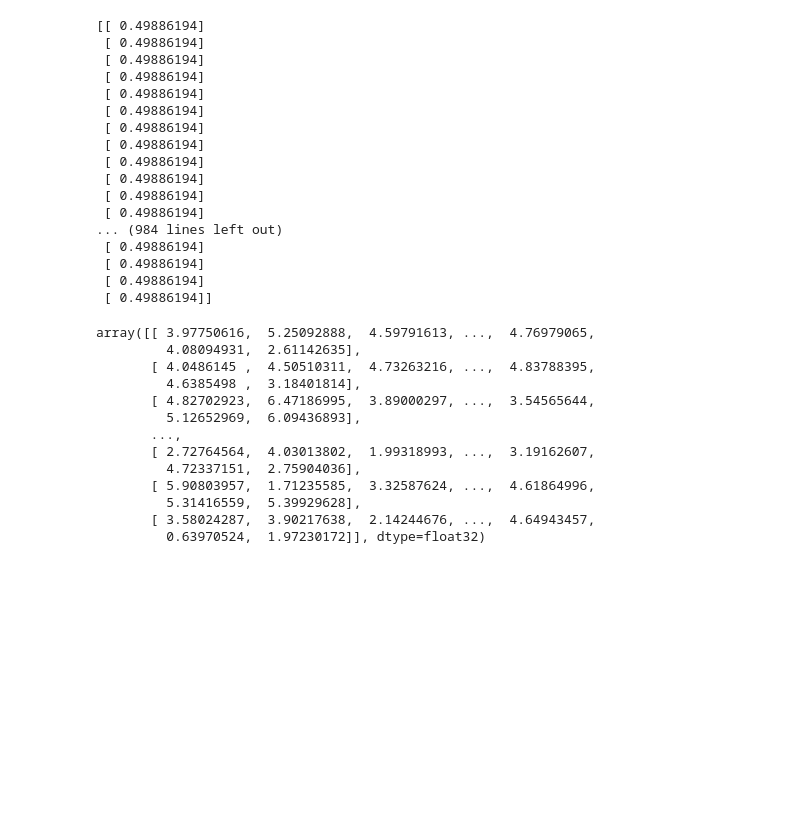
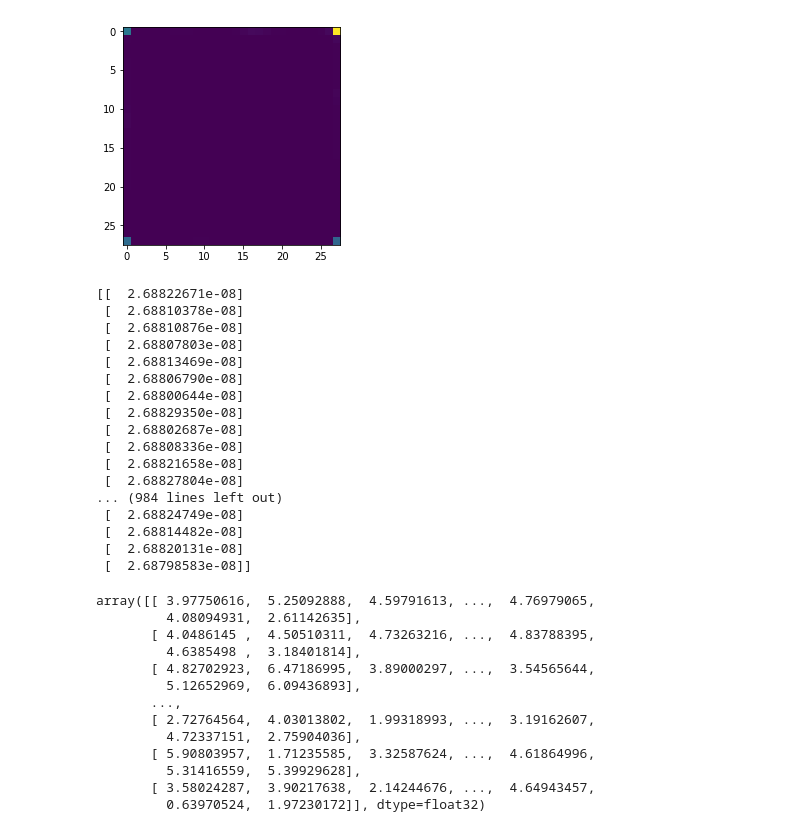
Before and after one commit to DavidMcDonald1993/theano, a Jupyter notebook: adversarial_net.ipynb, the cells around one changed output. Saved outputs shown, nothing was run; the diff lists cells and outputs as text; code cells hidden in the pictures; blank space fills up the shorter version.

```diff
--- a/adversarial_net.ipynb
+++ b/adversarial_net.ipynb
@@ -95,9 +89,9 @@ class Discriminator:
     def __init__(self, input_size, hidden_size, output_size):
         self.model = Sequential()
 #         self.model.add(Dense(hidden_size, input_shape = (input_size,), activation = "elu"))
-        self.model.add(Conv2D(filters=3, kernel_size=3, strides=1, padding="same", use_bias=True,
+        self.model.add(Conv2D(filters=32, kernel_size=3, padding="same", use_bias=True,
                                      input_shape=(1, img_rows, img_cols), activation="elu", data_format="channels_first"))
-        self.model.add(Conv2D(filters=3, kernel_size=(3, 3),
+        self.model.add(Conv2D(filters=32, kernel_size=(3, 3),
                                      activation="elu", data_format="channels_first"))
         self.model.add(MaxPooling2D(pool_size=(2, 2)))
         self.model.add(Flatten())
@@ -130,7 +124,8 @@ def print_progress(epoch, epochs, start_time):
     mins = np.floor(secs / 60)
     secs -= mins * 60
 
-    sys.stdout.write("\b" * 200 + progress_bar + " Epoch {}/{} ETA: {}h {}m {}s".format(epoch, epochs, hours, mins, secs))
+    sys.stdout.write("\r" + progress_bar +
+                     " Epoch {}/{} ETA: {}h {}m {}s".format(epoch, epochs, hours, mins, secs) + " " * 10)
     sys.stdout.flush()
 # %%
 #construct discriminator
@@ -163,3 +159,5 @@ x_test /= 255
 
 y_train = np_utils.to_categorical(y_train, nb_classes)
 y_test = np_utils.to_categorical(y_test, nb_classes)
+
+num_patterns = len(x_train)
@@ -171,6 +167,8 @@ Downloading data from https://s3.amazonaws.com/img-datasets/mnist.npz
 '''
 main loop
 '''
+
+n = 1
 
 start_time = time()
 
@@ -180,42 +178,37 @@ for epoch in range(1, num_epochs+1):
 
         #train D on real data
 #         d_real_data = d_sampler(1, d_input_size)
-        d_real_data = np.expand_dims(x_train[np.random.randint(len(x_train))], axis=0)
-        d_real_targets = np.ones(1)
+        d_real_data = np.expand_dims(x_train[np.random.randint(num_patterns)], axis=0)
+#         d_real_data = x_train
+        d_real_targets = np.ones(n)
 
         #train D on fake data
-        d_gen_data = gi_sampler(1, g_input_size)
+        d_gen_data = gi_sampler(n, g_input_size)
         d_fake_data = G.model.predict(d_gen_data)
-        d_fake_targets = np.zeros(1)
+        d_fake_targets = np.zeros(n)
 
-        #train model
         d_data = np.append(d_real_data, d_fake_data, axis=0)
         d_targets = np.append(d_real_targets, d_fake_targets)
 
         #fit discriminator
         D.model.trainable = True
-        D.model.fit(d_data, d_targets, shuffle=True, epochs=10,
+        D.model.fit(d_data, d_targets, shuffle=True, epochs=3,
               batch_size=1, validation_split=0.0, verbose=0)
-
-#     print "Completed training of D for epoch {}".format(epoch)
 
     for g_step in range(g_steps):
 
         #generate data from noise
-        gen_input = gi_sampler(1, g_input_size)
+        gen_input = gi_sampler(n, g_input_size)
 
         #target
-        target = np.ones(1)
+        target = np.ones(n)
 
         #fit generator
         D.model.trainable = False
-        GD.model.fit(gen_input, target, shuffle=True, epochs=10,
+        GD.model.fit(gen_input, target, shuffle=True, epochs=3,
               batch_size=1, validation_split=0.0, verbose=0)
 
+    print_progress(epoch, num_epochs, start_time)
 
-#     print "Completed training of G for epoch {}".format(epoch)
-
-#     print "Epoch {} complete".format(epoch)
-    print_progress(epoch, num_epochs, start_time)
 print "\nDONE"
 # %% [output]
@@ -226,26 +223,34 @@ Inputs types: [GpuArrayType<None>(float32, (False, False)), GpuArrayType<None>(f
 # %%
 gen_input = gi_sampler(1000, g_input_size)
 forgery = G.model.predict(gen_input)
+
+# print np.mean(forgery)
+
+i = 5
+
+plt.imshow(forgery[i ,0])
+plt.show()
+
 print D.model.predict(forgery)
-# print np.mean(forgery)
 # %% [output]
+[figure, added]
-[[ 0.49886194]
- [ 0.49886194]
- [ 0.49886194]
- [ 0.49886194]
- [ 0.49886194]
- [ 0.49886194]
- [ 0.49886194]
- [ 0.49886194]
- [ 0.49886194]
- [ 0.49886194]
- [ 0.49886194]
- [ 0.49886194]
+[[  2.68822671e-08]
+ [  2.68810378e-08]
+ [  2.68810876e-08]
+ [  2.68807803e-08]
+ [  2.68813469e-08]
+ [  2.68806790e-08]
+ [  2.68800644e-08]
+ [  2.68829350e-08]
+ [  2.68802687e-08]
+ [  2.68808336e-08]
+ [  2.68821658e-08]
+ [  2.68827804e-08]
 ... (984 lines left out)
- [ 0.49886194]
- [ 0.49886194]
- [ 0.49886194]
- [ 0.49886194]]
+ [  2.68824749e-08]
+ [  2.68814482e-08]
+ [  2.68820131e-08]
+ [  2.68798583e-08]]
 # %%
 d_real_data = d_sampler(100, d_input_size)
 # %%
```
Also changed, not shown: parts of 7 cells of this notebook, 1 other file.
